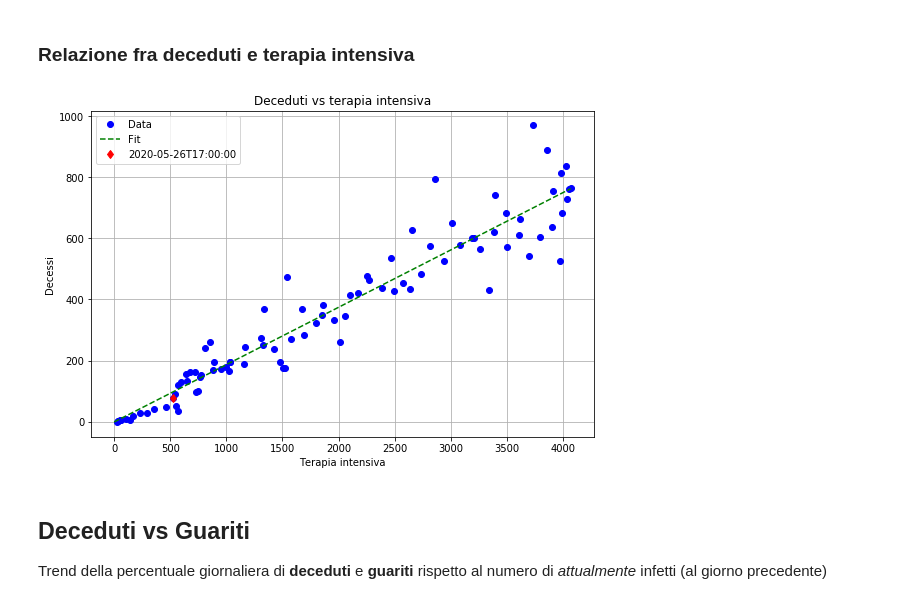
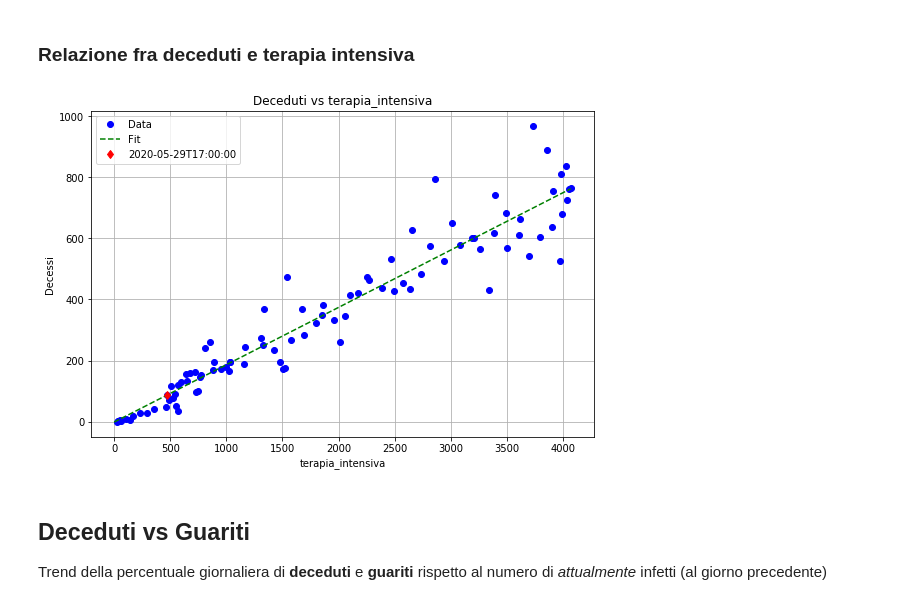
Before and after one commit to taracchi/covid, a Jupyter notebook: analisi_infetti.ipynb, the cells around one changed output. Drawn from its saved outputs; the diff is of its cells as text; code cells hidden in the pictures.

```diff
--- a/analisi_infetti.ipynb
+++ b/analisi_infetti.ipynb
@@ -229,35 +231,37 @@ for i,indicatore in enumerate(indicatori_selected):
 # %%
 from sklearn.linear_model import LinearRegression
 
+var_indip='terapia_intensiva'
+
 lr=LinearRegression()
-lr.fit(trend['terapia_intensiva']['Italia'].reshape(-1, 1),
+lr.fit(trend[var_indip]['Italia'].reshape(-1, 1),
          trend['deceduti_giornalieri']['Italia'])
 
-newx=np.linspace(0,max(trend['terapia_intensiva']['Italia'])).reshape(-1,1)
+newx=np.linspace(0,max(trend[var_indip]['Italia'])).reshape(-1,1)
 
 lry=lr.predict(newx)
 # %%
 plt.figure(figsize=figsize_single)
-plt.plot(trend['terapia_intensiva']['Italia'],
+plt.plot(trend[var_indip]['Italia'],
          trend['deceduti_giornalieri']['Italia'],
         'bo',label='Data',)
 
 plt.plot(newx,
          lry,
         'g--',label='Fit',)
 
-plt.plot(trend['terapia_intensiva']['Italia'][-1],
+plt.plot(trend[var_indip]['Italia'][-1],
          trend['deceduti_giornalieri']['Italia'][-1],
         'rd',label=giorni[-1],)
 
 
-plt.title('Deceduti vs terapia intensiva')
-plt.xlabel('Terapia intensiva')
+plt.title('Deceduti vs %s'%var_indip)
+plt.xlabel(var_indip)
 plt.ylabel('Decessi')
 plt.legend()
 plt.grid()
 # %% [output]
-[figure, old version]
+[figure, new version]
 # %% [markdown]
 ## Deceduti vs Guariti
 
```
Also changed, not shown: parts of 10 cells of this notebook, 10 other files.
